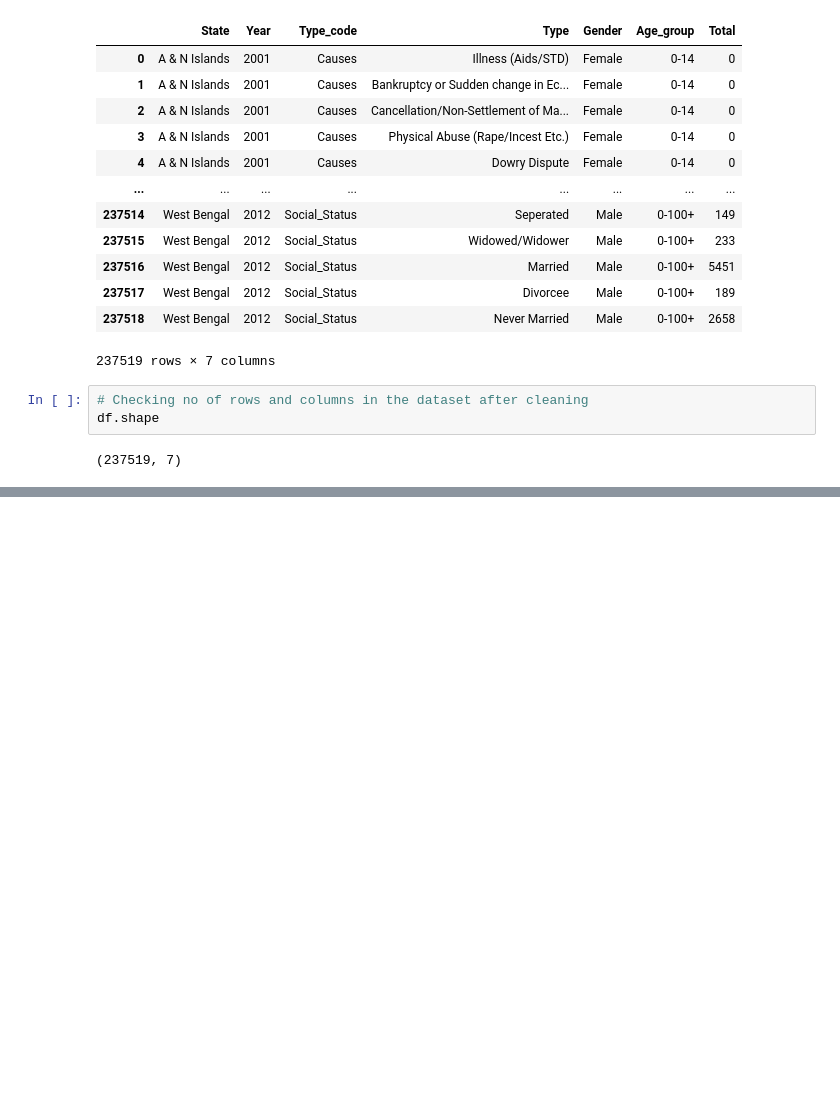
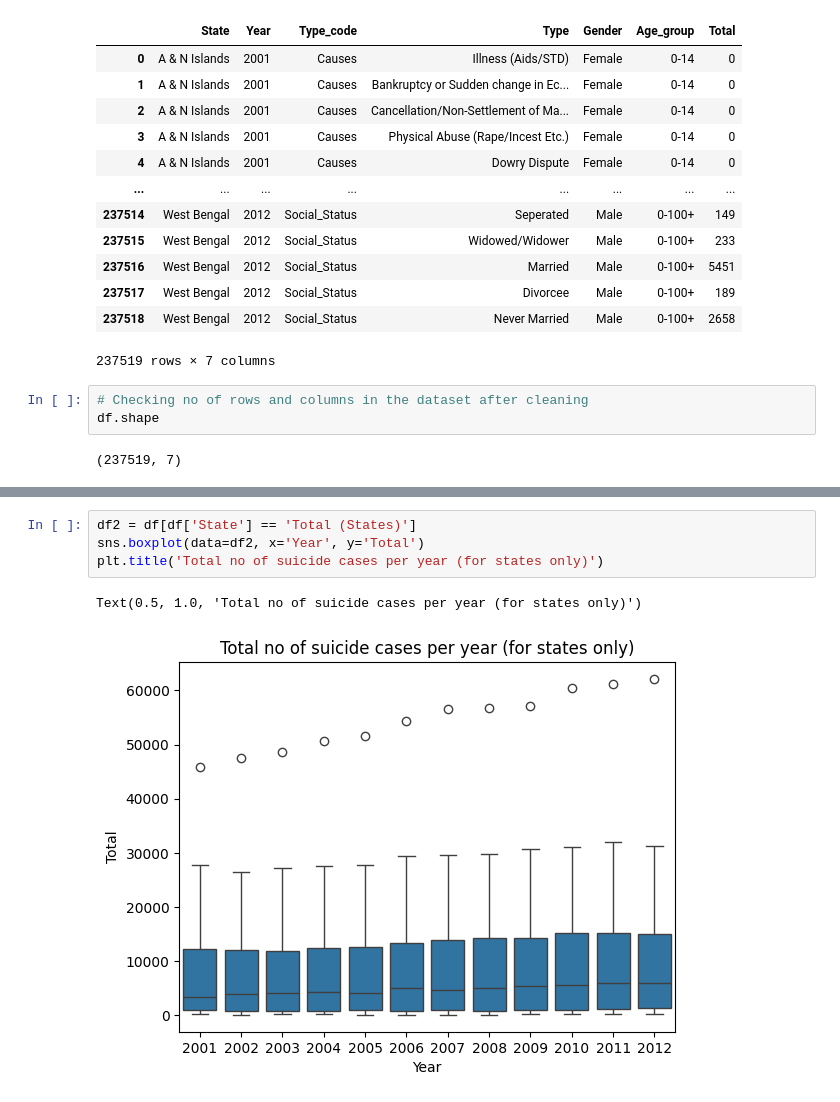
Before and after one commit to renurao1306/SuicideRates-Data-Analysis, a Jupyter notebook: SuicideRates_Data_Analysis.ipynb, the cells around one changed output, grey strips where cells are left out. Drawn from its saved outputs; the diff is of its cells as text; blank space fills up the shorter version.

```diff
--- a/SuicideRates_Data_Analysis.ipynb
+++ b/SuicideRates_Data_Analysis.ipynb
@@ -159,0 +204,7 @@ df.shape
+# %%
+df2 = df[df['State'] == 'Total (States)']
+sns.boxplot(data=df2, x='Year', y='Total')
+plt.title('Total no of suicide cases per year (for states only)')
+# %% [output]
+Text(0.5, 1.0, 'Total no of suicide cases per year (for states only)')
+[figure, added]
```
Also changed, not shown: parts of 14 cells of this notebook, 1 other file.
